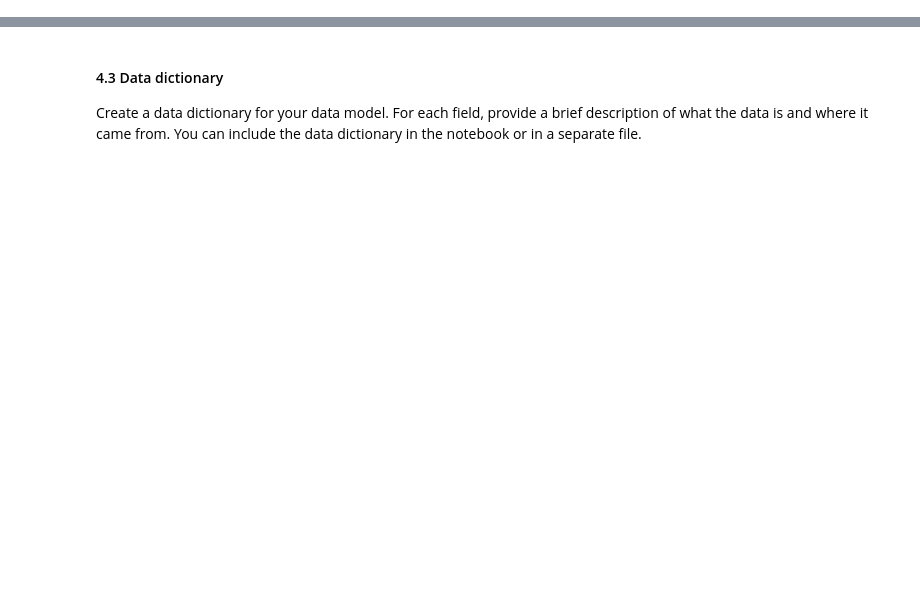
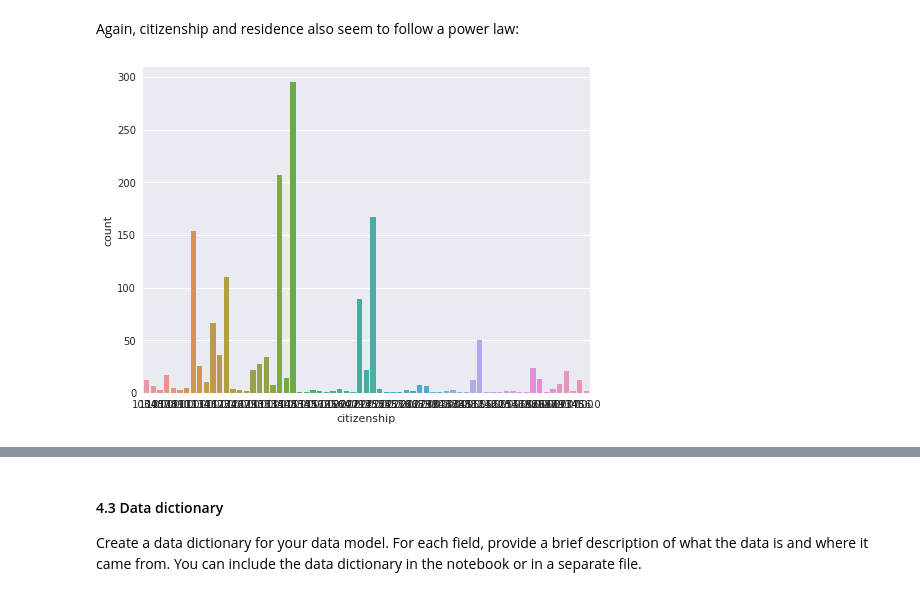
Before and after one commit to charlysl/de-capstone, a Jupyter notebook: Capstone Project.ipynb, the cells around one changed output, grey strips where cells are left out. Cells and saved outputs as stored; diff of their text form; code cells hidden in the pictures; blank space fills up the shorter version.

```diff
--- a/Capstone Project.ipynb
+++ b/Capstone Project.ipynb
@@ -81,0 +883,6 @@ Run Quality Checks
+# %% [markdown]
+Again, citizenship and residence also seem to follow a power law:
+# %%
+plot_category(raw_sample, 'citizenship')
+# %% [output]
+[figure, added]
```
Also changed, not shown: parts of 470 cells of this notebook, 6 other files.
